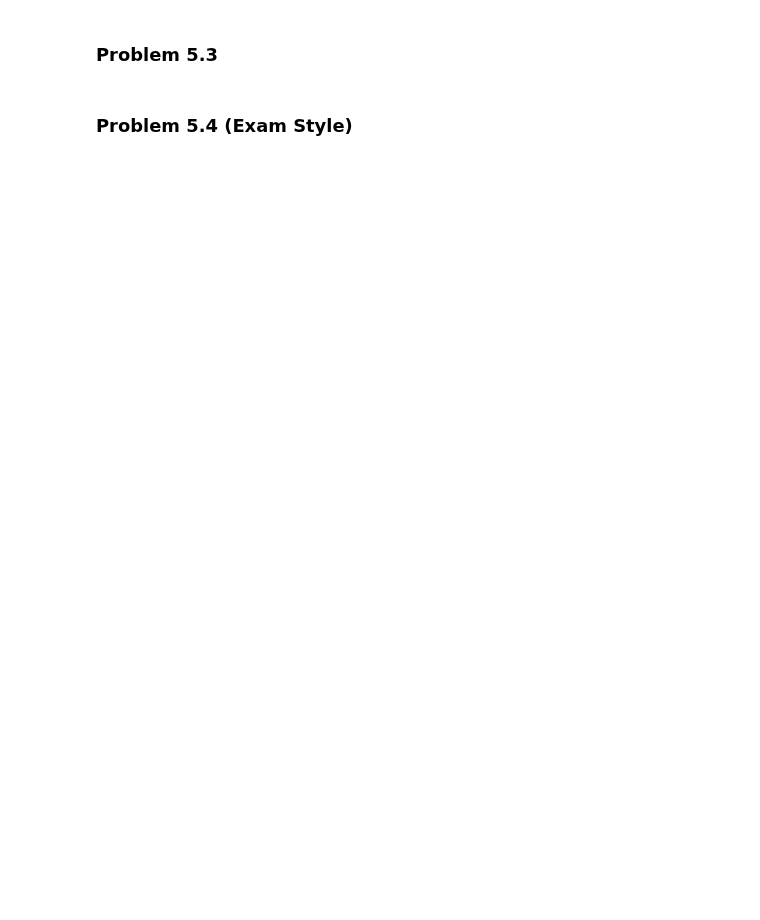
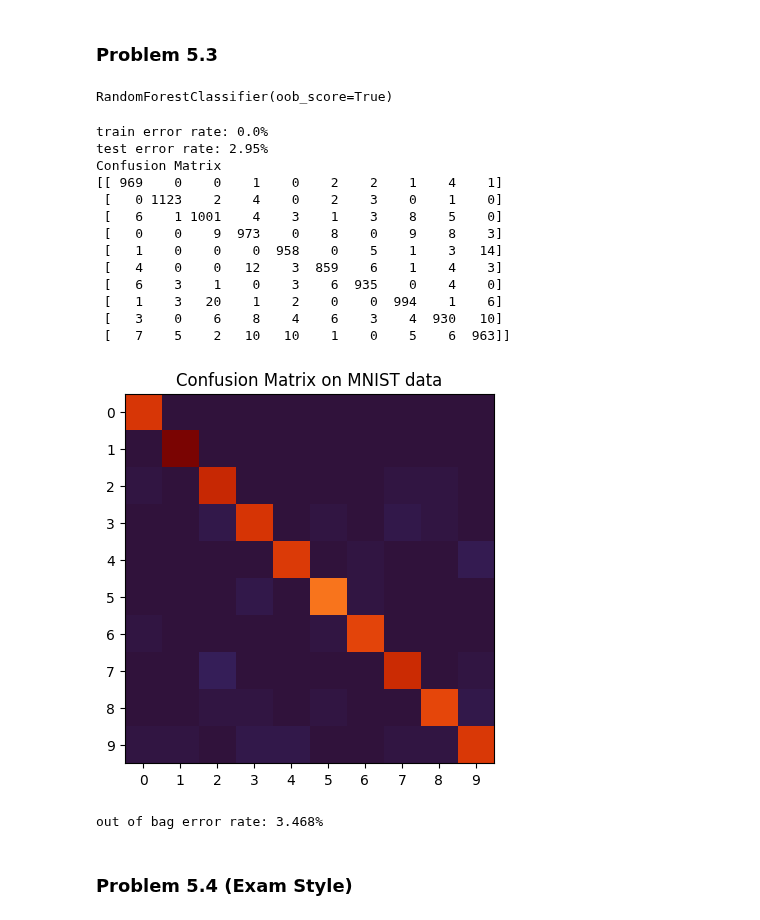
Before and after one commit to glianx/cs371, a Jupyter notebook: hw7/gordon.ipynb, the cells around one changed output. Drawn from its saved outputs; the diff is of its cells as text; code cells hidden in the pictures; blank space fills up the shorter version.

```diff
--- a/hw7/gordon.ipynb
+++ b/hw7/gordon.ipynb
@@ -344,4 +410,32 @@ with open(mnist_file_name, 'rb') as file:
 # %% [markdown]
 ### Problem 5.3
+# %%
+h = sklearn.ensemble.RandomForestClassifier(
+    n_estimators = 100,
+    oob_score = True
+)
+
+h.fit(tx,ty)
+# %% [output]
+RandomForestClassifier(oob_score=True)
+# %%
+display_stats(h)
+print(f'out of bag error rate: {np.round((1-h.oob_score_)*100,3)}%')
+# %% [output]
+train error rate: 0.0%
+test error rate: 2.95%
+Confusion Matrix
+[[ 969    0    0    1    0    2    2    1    4    1]
+ [   0 1123    2    4    0    2    3    0    1    0]
+ [   6    1 1001    4    3    1    3    8    5    0]
+ [   0    0    9  973    0    8    0    9    8    3]
+ [   1    0    0    0  958    0    5    1    3   14]
+ [   4    0    0   12    3  859    6    1    4    3]
+ [   6    3    1    0    3    6  935    0    4    0]
+ [   1    3   20    1    2    0    0  994    1    6]
+ [   3    0    6    8    4    6    3    4  930   10]
+ [   7    5    2   10   10    1    0    5    6  963]]
+[figure, added]
+out of bag error rate: 3.468%
 # %% [markdown]
 ### Problem 5.4 (Exam Style)
```
Also changed, not shown: parts of 12 cells of this notebook.
